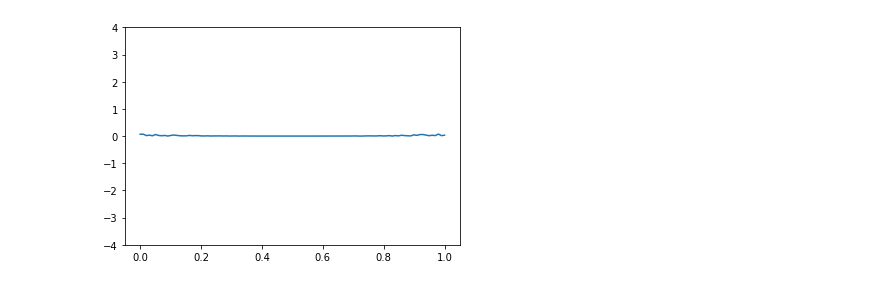
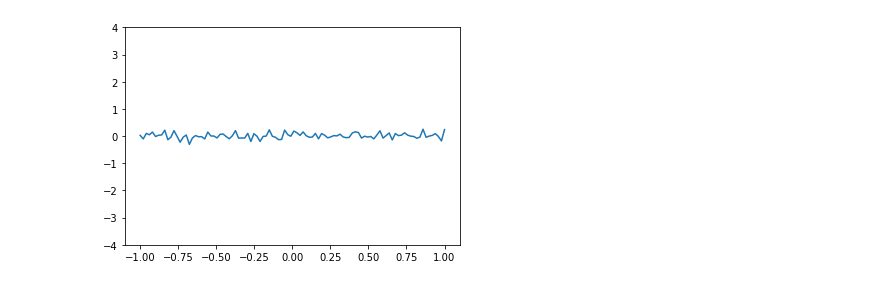
Before and after one commit to slawekslex/dl_experiments, a Jupyter notebook: misc/bars.ipynb, the cells around one changed output. Saved outputs shown, nothing was run; the diff lists cells and outputs as text; code cells hidden in the pictures.

```diff
--- a/misc/bars.ipynb
+++ b/misc/bars.ipynb
@@ -6,9 +6,13 @@ from fastai2.callback.all import *
 from fastai2.learner import Learner
 from fastai2.optimizer import SGD
 
-x = torch.rand(10000)
+def func(x):
+    return .5-x*x+torch.cos(5*torch.sin(8*x))/2
 
-y = torch.cos(5*torch.sin(10*x))
+
+x = 2* torch.rand(10000) -1
+
+y =func(x)
 
 plt.scatter(x,y)
 
@@ -75,8 +57,21 @@ class ShowChart(Callback):
         self.graph_ax.scatter(self.dx,prediction, label = 'pred')
         self.graph_ax.legend(loc='lower left');
         self.graph_out.update(self.graph_ax.figure)
+# %%
+class BarModule(torch.nn.Module):
+    def __init__(self, n):
+        super().__init__()
+        #self.c = nn.Parameter(torch.linspace(-1,1,n))
+        self.c = torch.linspace(-1,1,n)
+        self.h = nn.Parameter(torch.randn(n)/10)
+        d = .1/(1-n)
+        self.w = nn.Parameter( d * torch.ones(n))
+    def forward(self, x):
+        dist = torch.abs(x[:,None]-self.c)
+        res = dist/self.w
+        res = res.clamp(-1,1) + 1
+        res = res * self.h
+        return torch.sum(res, dim=1)
 # %%
-mm = MyModel(4)
-learn = Learner(dls,mm, loss_func=nn.MSELoss() , cbs = ShowChart(x,y))
-
-plt.scatter(x, mm(x).detach())
+bm = BarModule(100)
+learn = Learner(dls,bm, loss_func=nn.MSELoss(), cbs = ShowChart(x,y))
@@ -141,11 +78,8 @@ class BarModule(torch.nn.Module):
-# %%
-bm = BarModule(200)
-learn = Learner(dls,bm, loss_func=nn.MSELoss(), cbs = ShowChart(x,y))
 # %%
-bx = torch.linspace(0,1,100)
+bx = torch.linspace(-1,1,100)
 by = bm(bx).detach()
 plt.plot(bx, by)
 plt.ylim(-4,4)
 plt.show()
 # %% [output]
-[figure, old version]
+[figure, new version]
```
Also changed, not shown: parts of 10 cells of this notebook.
